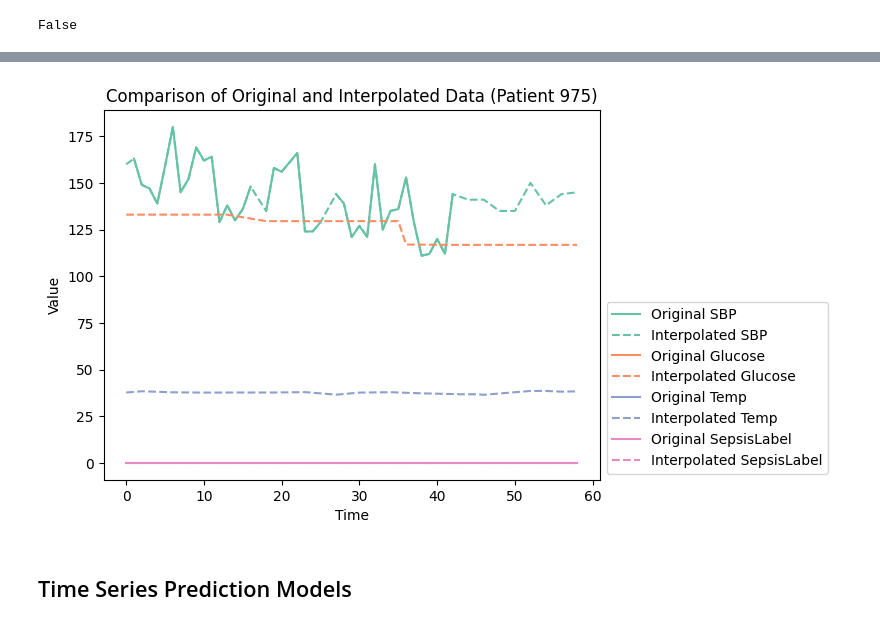
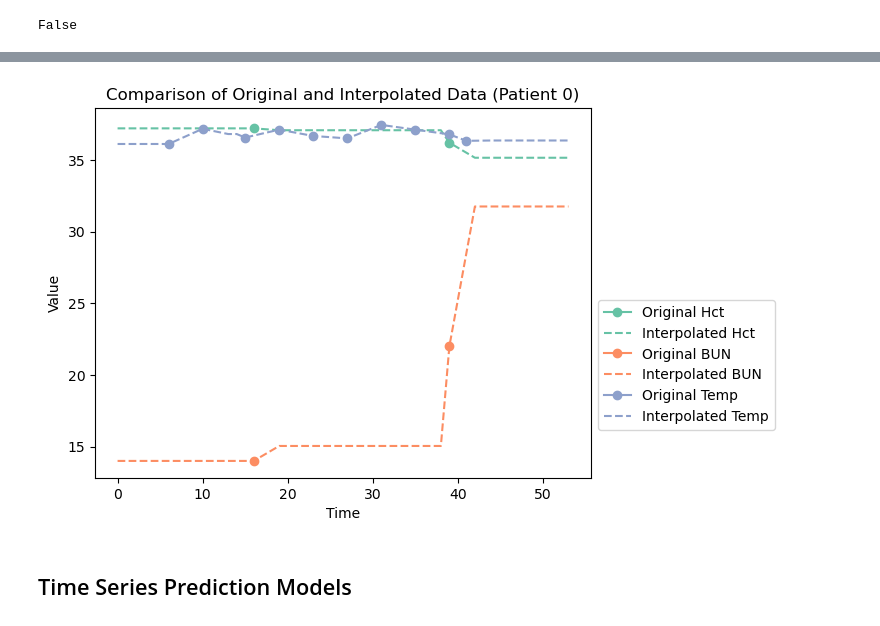
Before and after one commit to Mitmischer/sepsis-prediction, a Jupyter notebook: preprocessing_prediction.ipynb, the cells around one changed output, grey strips where cells are left out. Cells and saved outputs as stored; diff of their text form; code cells hidden in the pictures.

Commit message:
inal changes to the non LSTM-part: accounting for unbalanced data, some more doc, some more graphs

```diff
--- a/preprocessing_prediction.ipynb
+++ b/preprocessing_prediction.ipynb
@@ -321,0 +294,5 @@ display(ref_df)
+# %%
+# As explained above, we choose a gap of 3
+ref_df =full_df_interpolated[1].copy()
+ref_df_cpy = ref_df.copy()
+display(ref_df)
@@ -440,0 +484,9 @@ Time spent predicting:           0.612s
+# %%
+display(-1*est.train_score_[0:10])
+x_axis = range(0, len(est.train_score_))
+fig, ax = plt.subplots()
+ax.plot(x_axis, -1*est.train_score_, label='Train')
+ax.plot(x_axis, -1*est.validation_score_, label='Test')
+ax.legend()
+plt.ylabel('loss')
+plt.show()
@@ -566,18 +595,27 @@ for name, importances in zip(["train", "test"], [train_importances, test_importa
 # %%
-# prepare
+## PREPARE ##
+from sklearn.utils.class_weight import compute_sample_weight
 
 # prepare data for use with XGBoost.
 # from https://www.datacamp.com/tutorial/xgboost-in-python
 dtrain_clf = xgb.DMatrix(train_features, train_labels, feature_names=ref_df_names, enable_categorical=True)
 dtest_clf = xgb.DMatrix(test_features, test_labels, feature_names=ref_df_names, enable_categorical=True)
 
-# train
+evals_result = {}
+
+## TRAIN ##
 # to convert the SepsisClass (which is not used yet) you have to use a numerical
 # representation, where the following snippet might come in handy:
 # Encode y to numeric
 # y_encoded = OrdinalEncoder().fit_transform(y)
 # binary:logistic will give output _probabilites_
-params = {"objective": "binary:hinge", "tree_method": "hist"}
+# binary:hinge gives *by far* worse results than multi:softmax (earlier stopping, worse recall). Very confusing!
+params = {#"objective": "binary:hinge",
+          "objective": "multi:softmax",
+          "tree_method": "hist",
+          "max_depth": 7,
+          "num_class": 2
+}
 
 n = 1000
 evals = [(dtrain_clf, "train"), (dtest_clf, "validation")]
@@ -588,11 +626,11 @@ model = xgb.train(
    num_boost_round=n,
    evals=evals,
    verbose_eval=10, # Every ten rounds
-   early_stopping_rounds=50 # Activate early stopping
+   early_stopping_rounds=50, # Activate early stopping
+   evals_result=evals_result,
 )
 
-# evaluate
-from sklearn.metrics import mean_squared_error
 
+## EVALUATE ##
 preds = model.predict(dtest_clf)
 # %% [output]
@@ -848,42 +941,41 @@ False
 # %%
 # Example plot of interpolated data
-# Choose a specific patient for plotting (e.g., patient_id = 0)
-patient_id = 975
+# Choose a specific patient for plotting (e.g., patient_id = 0)/975
+patient_id = 0
 
 # Specify the columns to plot
-columns_to_plot = ["SBP", "Glucose", "Temp", "SepsisLabel"]
+columns_to_plot = top_feature_names[-3:]
 
 # Generate a color palette based on the number of variables
 color_palette = sns.color_palette('Set2', len(columns_to_plot))
 
 # Filter the original and interpolated data for the selected patient
 original_patient_data = full_df[full_df['patient_id'] == patient_id]
 interpolated_patient_data = df_int[df_int['patient_id'] == patient_id]
 
 # Set up the figure and subplot
 fig, ax = plt.subplots()
 
 # Iterate over the columns and plot the original and interpolated data
 for variable, color in zip(columns_to_plot, color_palette):
     # Plot the original data
-    ax.plot(original_patient_data['time'], original_patient_data[variable], label=f'Original {variable}', color=color)
+    ax.plot(original_patient_data['time'], original_patient_data[variable], label=f'Original {variable}', marker="o", color=color)
 
     # Plot the interpolated data
     ax.plot(interpolated_patient_data['time'], interpolated_patient_data[variable], label=f'Interpolated {variable}', linestyle='--', color=color)
-
 
 # Set labels and title
 ax.set_xlabel('Time')
 ax.set_ylabel('Value')
 ax.set_title(f'Comparison of Original and Interpolated Data (Patient {patient_id})')
 
 # Add legend
 ax.legend(bbox_to_anchor=(1, 0.5), loc="upper left")
 
 # Show the plot
 plt.show()
 # %% [output]
-[figure, old version]
+[figure, new version]
 # %% [markdown]
 ## Time Series Prediction Models
 # %% [markdown]
```
Also changed, not shown: parts of 70 cells of this notebook.
